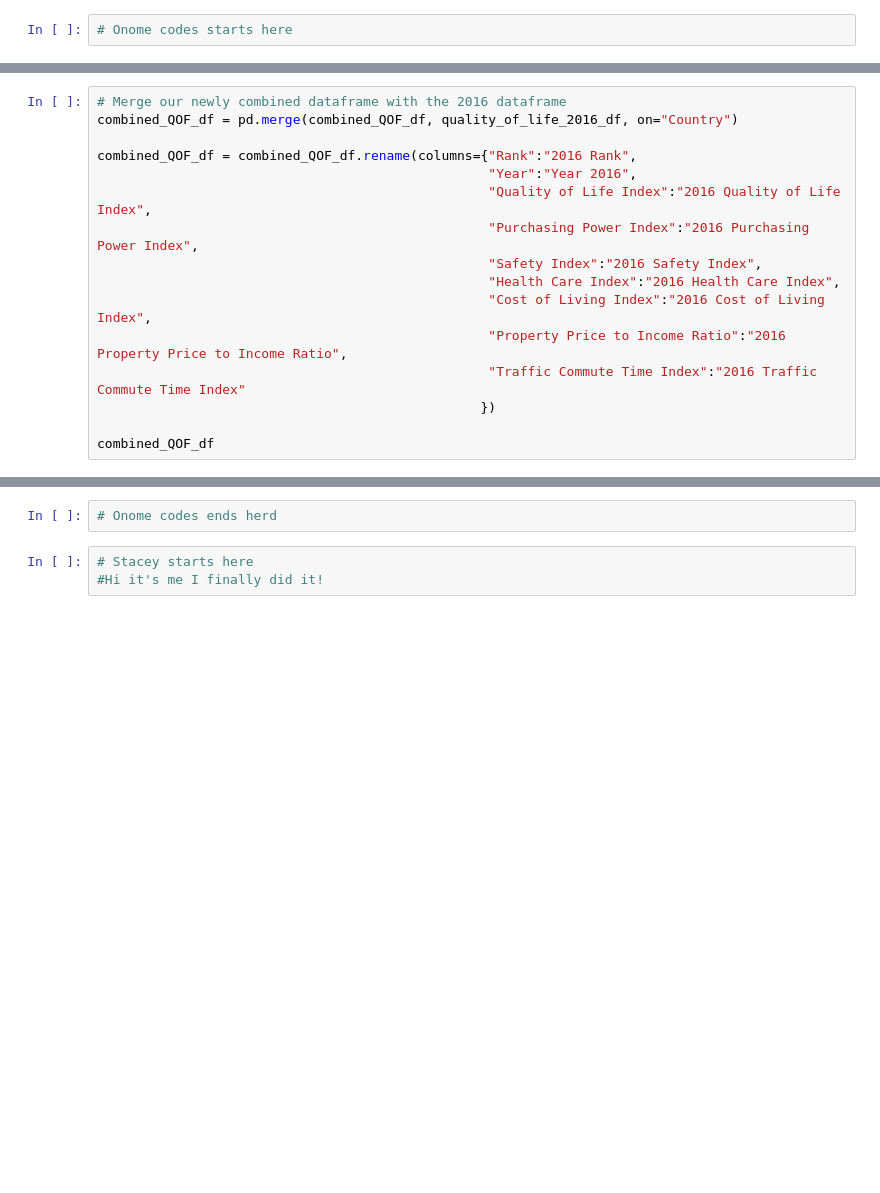
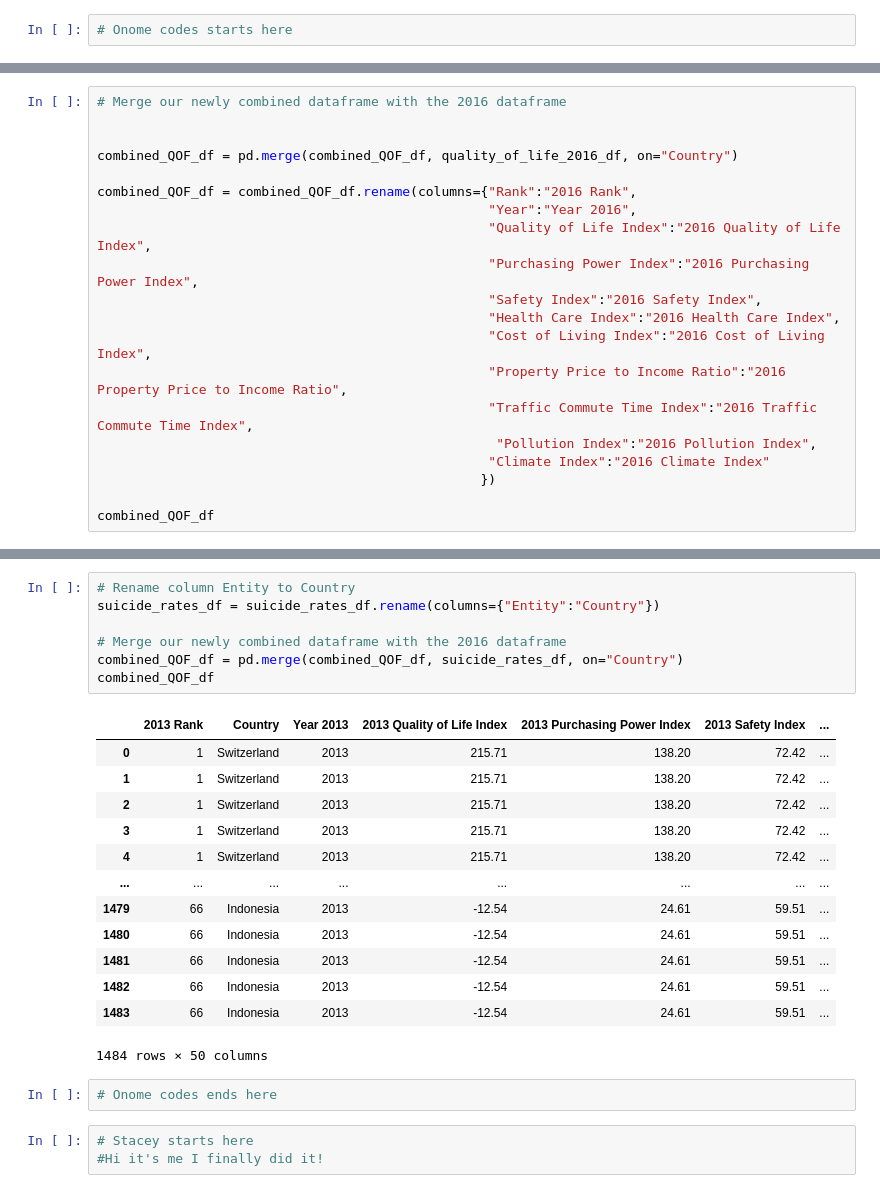
Before and after one commit to sruelle/project-one, a Jupyter notebook: Team Project one.ipynb, the cells around one changed output, grey strips where cells are left out. Drawn from its saved outputs; the diff is of its cells as text; blank space fills up the shorter version.

```diff
--- a/Team Project one.ipynb
+++ b/Team Project one.ipynb
@@ -83,5 +133,7 @@ combined_QOF_df
 # %%
 # Merge our newly combined dataframe with the 2016 dataframe
+
+
 combined_QOF_df = pd.merge(combined_QOF_df, quality_of_life_2016_df, on="Country")
 
 combined_QOF_df = combined_QOF_df.rename(columns={"Rank":"2016 Rank",
@@ -92,7 +144,9 @@ combined_QOF_df = combined_QOF_df.rename(columns={"Rank":"2016 Rank",
                                                   "Health Care Index":"2016 Health Care Index",
                                                   "Cost of Living Index":"2016 Cost of Living Index",
                                                   "Property Price to Income Ratio":"2016 Property Price to Income Ratio",
-                                                  "Traffic Commute Time Index":"2016 Traffic Commute Time Index"
+                                                  "Traffic Commute Time Index":"2016 Traffic Commute Time Index",
+                                                   "Pollution Index":"2016 Pollution Index",
+                                                  "Climate Index":"2016 Climate Index"
                                                  })
 
 combined_QOF_df
@@ -99,5 +172,26 @@ combined_QOF_df
+# %%
+# Rename column Entity to Country
+suicide_rates_df = suicide_rates_df.rename(columns={"Entity":"Country"})
+
+# Merge our newly combined dataframe with the 2016 dataframe
+combined_QOF_df = pd.merge(combined_QOF_df, suicide_rates_df, on="Country")
+combined_QOF_df
+# %% [output]
+|  | 2013 Rank | Country | Year 2013 | 2013 Quality of Life Index | 2013 Purchasing Power Index | 2013 Safety Index | ... |
+| 0 | 1 | Switzerland | 2013 | 215.71 | 138.20 | 72.42 | ... |
+| 1 | 1 | Switzerland | 2013 | 215.71 | 138.20 | 72.42 | ... |
+| 2 | 1 | Switzerland | 2013 | 215.71 | 138.20 | 72.42 | ... |
+| 3 | 1 | Switzerland | 2013 | 215.71 | 138.20 | 72.42 | ... |
+| 4 | 1 | Switzerland | 2013 | 215.71 | 138.20 | 72.42 | ... |
+| ... | ... | ... | ... | ... | ... | ... | ... |
+| 1479 | 66 | Indonesia | 2013 | -12.54 | 24.61 | 59.51 | ... |
+| 1480 | 66 | Indonesia | 2013 | -12.54 | 24.61 | 59.51 | ... |
+| 1481 | 66 | Indonesia | 2013 | -12.54 | 24.61 | 59.51 | ... |
+| 1482 | 66 | Indonesia | 2013 | -12.54 | 24.61 | 59.51 | ... |
+| 1483 | 66 | Indonesia | 2013 | -12.54 | 24.61 | 59.51 | ... |
+1484 rows × 50 columns
 # %%
-# Onome codes ends herd
+# Onome codes ends here
 # %%
 # Stacey starts here
 #Hi it's me I finally did it!
```
Also changed, not shown: parts of 5 cells of this notebook.
